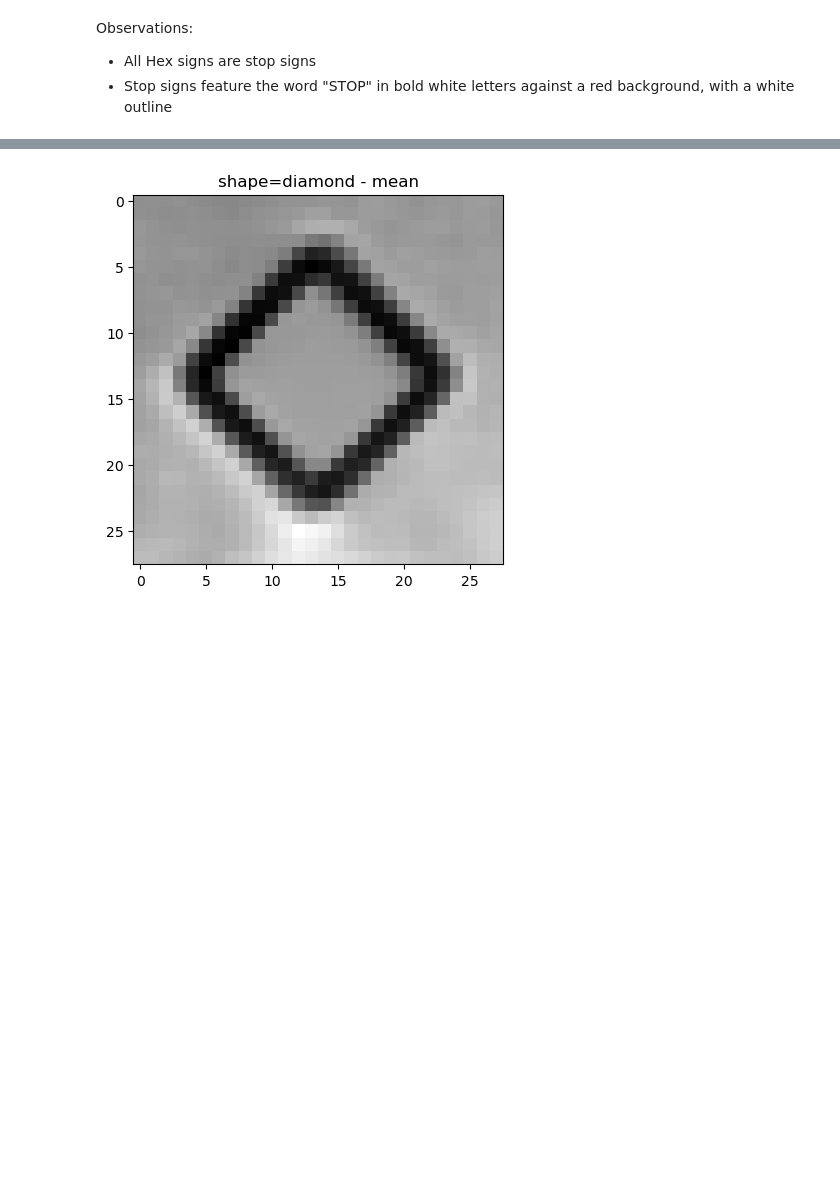
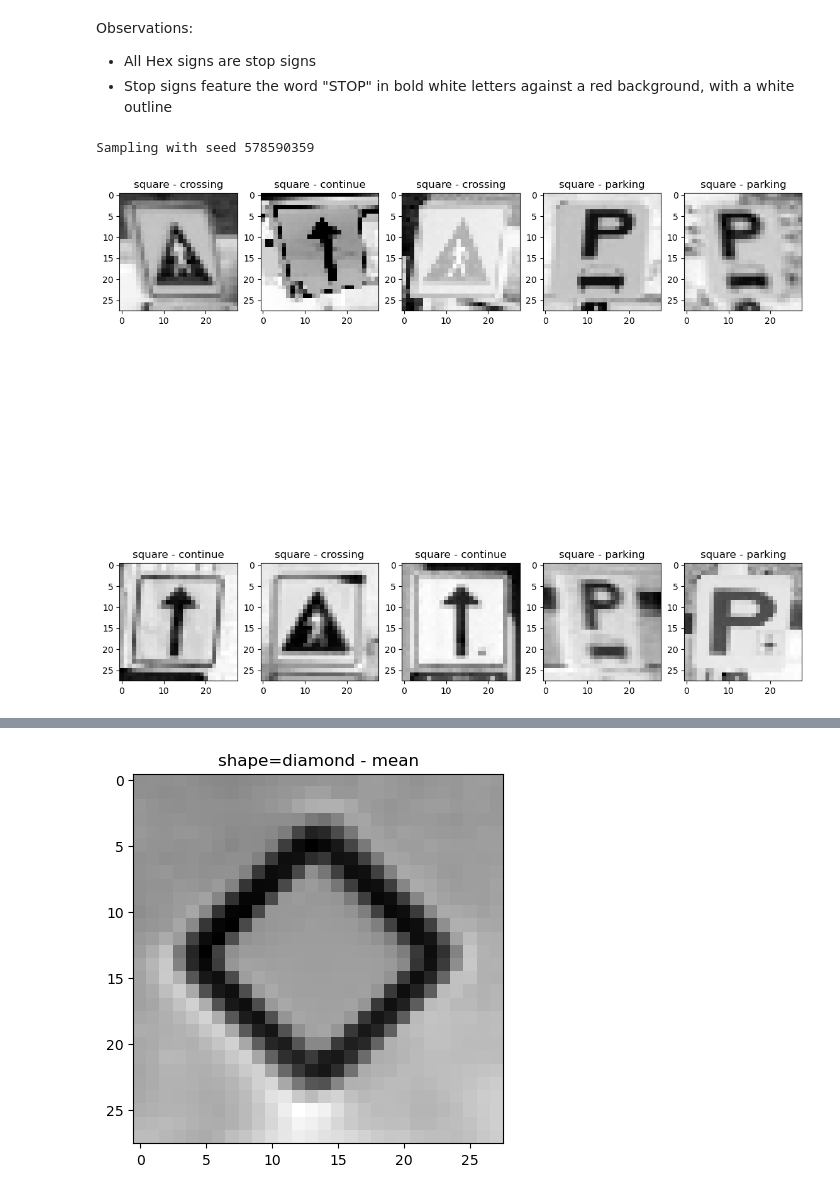
Before and after one commit to ItsThatBlackKid/ml-a2, a Jupyter notebook: s3788996.ipynb, the cells around one changed output, grey strips where cells are left out. Saved outputs shown, nothing was run; the diff lists cells and outputs as text; code cells hidden in the pictures; blank space fills up the shorter version.

```diff
--- a/s3788996.ipynb
+++ b/s3788996.ipynb
@@ -431,3 +431,8 @@ Sampling with seed 158992040
 Observations:
 * All Hex signs are stop signs
  * Stop signs feature the word "STOP" in bold white letters against a red background, with a white outline
+# %%
+sample_n_img_by_shape('square', 10, 2)
+# %% [output]
+Sampling with seed 578590359
+[figure, added]
```
Also changed, not shown: parts of 8 cells of this notebook.
